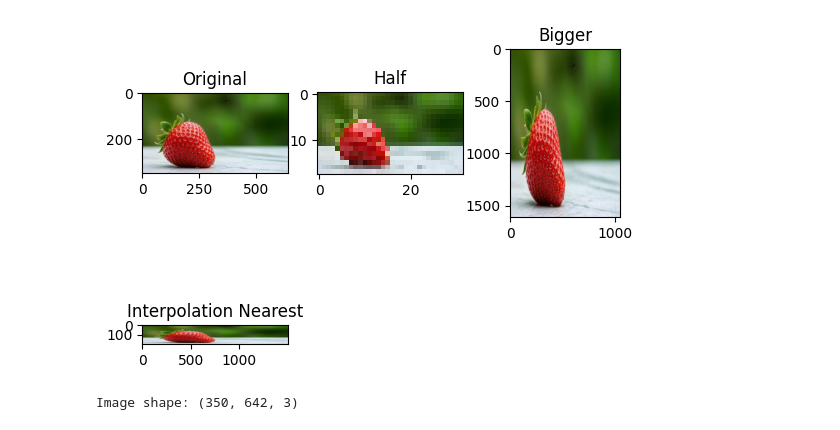
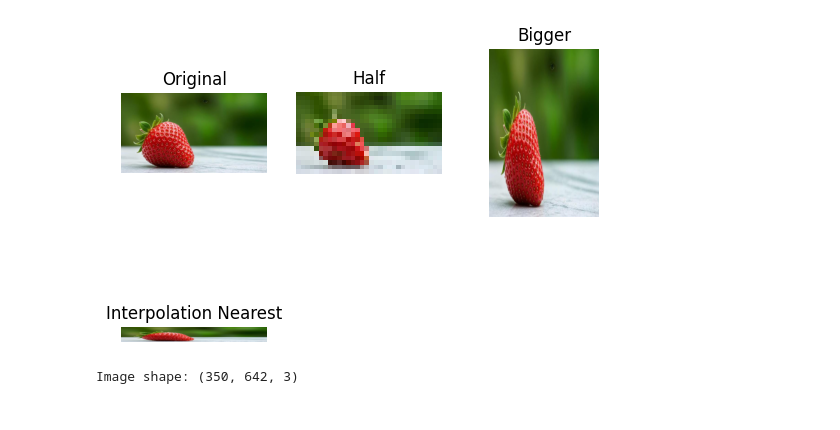
Before and after one commit to nikoeboo/opencv-demo, a Jupyter notebook: strawberry.ipynb, the cells around one changed output. Saved outputs shown, nothing was run; the diff lists cells and outputs as text; code cells hidden in the pictures.

```diff
--- a/strawberry.ipynb
+++ b/strawberry.ipynb
@@ -10,24 +10,25 @@ cv2.destroyAllWindows()
 # %%
 import numpy as np
 import matplotlib.pyplot as plt
 
 image_rgb = cv2.cvtColor(image, cv2.COLOR_BGR2RGB)
 
 half = cv2.resize(image_rgb, (0, 0), fx = 0.05, fy = 0.05)
 bigger = cv2.resize(image_rgb, (1050, 1610))
 
-stretch_near = cv2.resize(image_rgb, (1500, 200),
+stretch_near = cv2.resize(image_rgb, (1000, 100),
             interpolation = cv2.INTER_NEAREST)
 
 Titles =["Original", "Half", "Bigger", "Interpolation Nearest"]
 images =[image_rgb, half, bigger, stretch_near]
 count = 4
 
 for i in range(count):
     plt.subplot(2, 3, i + 1)
     plt.title(Titles[i])
     plt.imshow(images[i])
+    plt.axis('off')
 
 plt.show()
 # %% [output]
-[figure, old version]
+[figure, new version]
```
Also changed, not shown: parts of 6 cells of this notebook.
